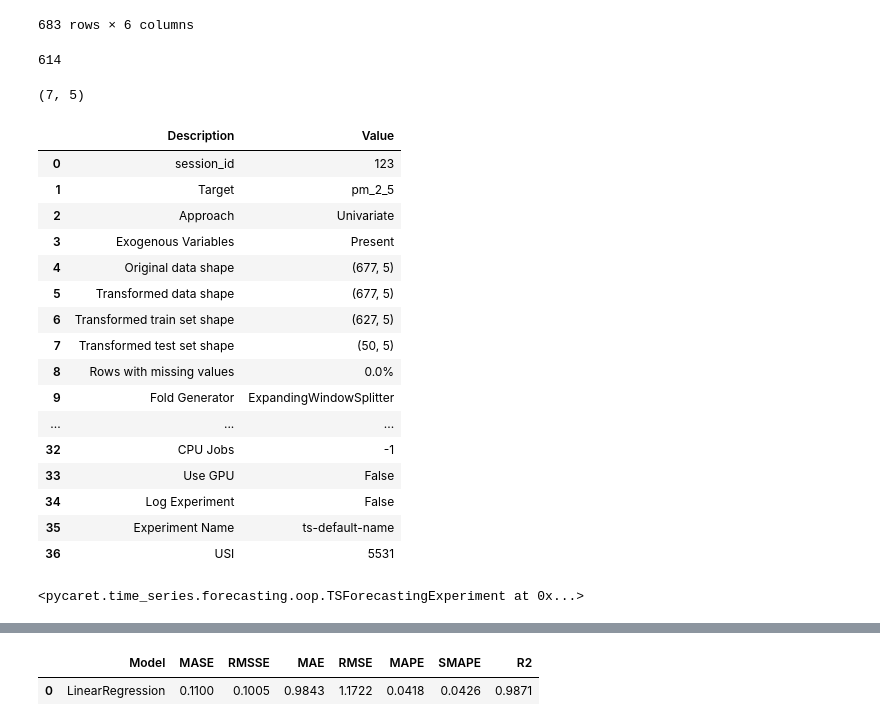
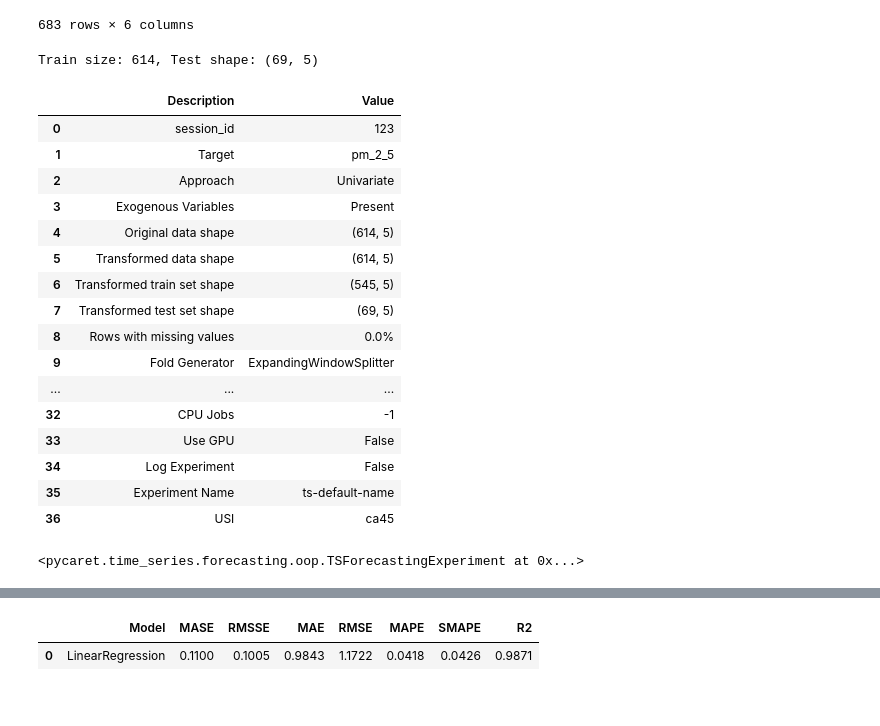
Before and after one commit to KIM2548TH/termproject1-2_cleandata, a Jupyter notebook: test_kim.ipynb, the cells around one changed output, grey strips where cells are left out. Saved outputs shown, nothing was run; the diff lists cells and outputs as text; code cells hidden in the pictures.

```diff
--- a/test_kim.ipynb
+++ b/test_kim.ipynb
@@ -162,39 +162,52 @@ df = df[['pm_2_5', 'humidity', 'pm_10', 'pm_2_5_sp', 'temperature']]  # ใช
 train_size = int(len(df) * 0.9)
 train_df = df.iloc[:train_size]  # ใช้ข้อมูลก่อนหน้าทั้งหมดเป็น train set
 test_df = df.iloc[train_size:]
-print(train_size)
+print(f"Train size: {train_size}, Test shape: {test_df.shape}")
 # %% [output]
-614
+Train size: 614, Test shape: (69, 5)
 # %%
+# target = 'pm_2_5'
+# trian_size = int(len(df) * 0.93)
+# train_df = df.iloc[:-6]
+# test_df = df.iloc[-7:]
+# print(test_df.shape)
+# # เรียก setup() พร้อมกับการเติมค่า NaN ใน exogenous variables
+
+# setup(train_df, target=target, fh=7, session_id=123, fold_strategy='expanding')  # เติมค่า NaN ด้วยค่าเฉลี่ย
+
+# # เปรียบเทียบโมเดล
+# # best_model = compare_models()
+from pycaret.time_series import TSForecastingExperiment
+exp = TSForecastingExperiment()
+
+
 target = 'pm_2_5'
-trian_size = int(len(df) * 0.93)
-train_df = df.iloc[:-6]
-test_df = df.iloc[-7:]
-print(test_df.shape)
-# เรียก setup() พร้อมกับการเติมค่า NaN ใน exogenous variables
 
-setup(train_df, target=target, fh=50, session_id=123, fold_strategy='expanding')  # เติมค่า NaN ด้วยค่าเฉลี่ย
-
-# เปรียบเทียบโมเดล
-# best_model = compare_models()
+# เรียก setup() โดยใช้ train_df
+exp.setup(
+    data=train_df,
+    target=target,
+    fh=len(test_df),
+    session_id=123,
+    fold_strategy='expanding'
+)
 # %% [output]
+|  | Description | Value |
+| 0 | session_id | 123 |
+| 1 | Target | pm_2_5 |
+| 2 | Approach | Univariate |
+| 3 | Exogenous Variables | Present |
+| 4 | Original data shape | (614, 5) |
+| 5 | Transformed data shape | (614, 5) |
+| 6 | Transformed train set shape | (545, 5) |
+| 7 | Transformed test set shape | (69, 5) |
+| 8 | Rows with missing values | 0.0% |
+| 9 | Fold Generator | ExpandingWindowSplitter |
+| ... | ... | ... |
+| 32 | CPU Jobs | -1 |
+| 33 | Use GPU | False |
+| 34 | Log Experiment | False |
+| 35 | Experiment Name | ts-default-name |
+| 36 | USI | ca45 |
-(7, 5)
+<pycaret.time_series.forecasting.oop.TSForecastingExperiment at 0x...>
-|  | Description | Value |
-| 0 | session_id | 123 |
-| 1 | Target | pm_2_5 |
-| 2 | Approach | Univariate |
-| 3 | Exogenous Variables | Present |
-| 4 | Original data shape | (677, 5) |
-| 5 | Transformed data shape | (677, 5) |
-| 6 | Transformed train set shape | (627, 5) |
-| 7 | Transformed test set shape | (50, 5) |
-| 8 | Rows with missing values | 0.0% |
-| 9 | Fold Generator | ExpandingWindowSplitter |
-| ... | ... | ... |
-| 32 | CPU Jobs | -1 |
-| 33 | Use GPU | False |
-| 34 | Log Experiment | False |
-| 35 | Experiment Name | ts-default-name |
-| 36 | USI | 5531 |
-<pycaret.time_series.forecasting.oop.TSForecastingExperiment at 0x...>
 # %%
```
Also changed, not shown: parts of 3 cells of this notebook.
